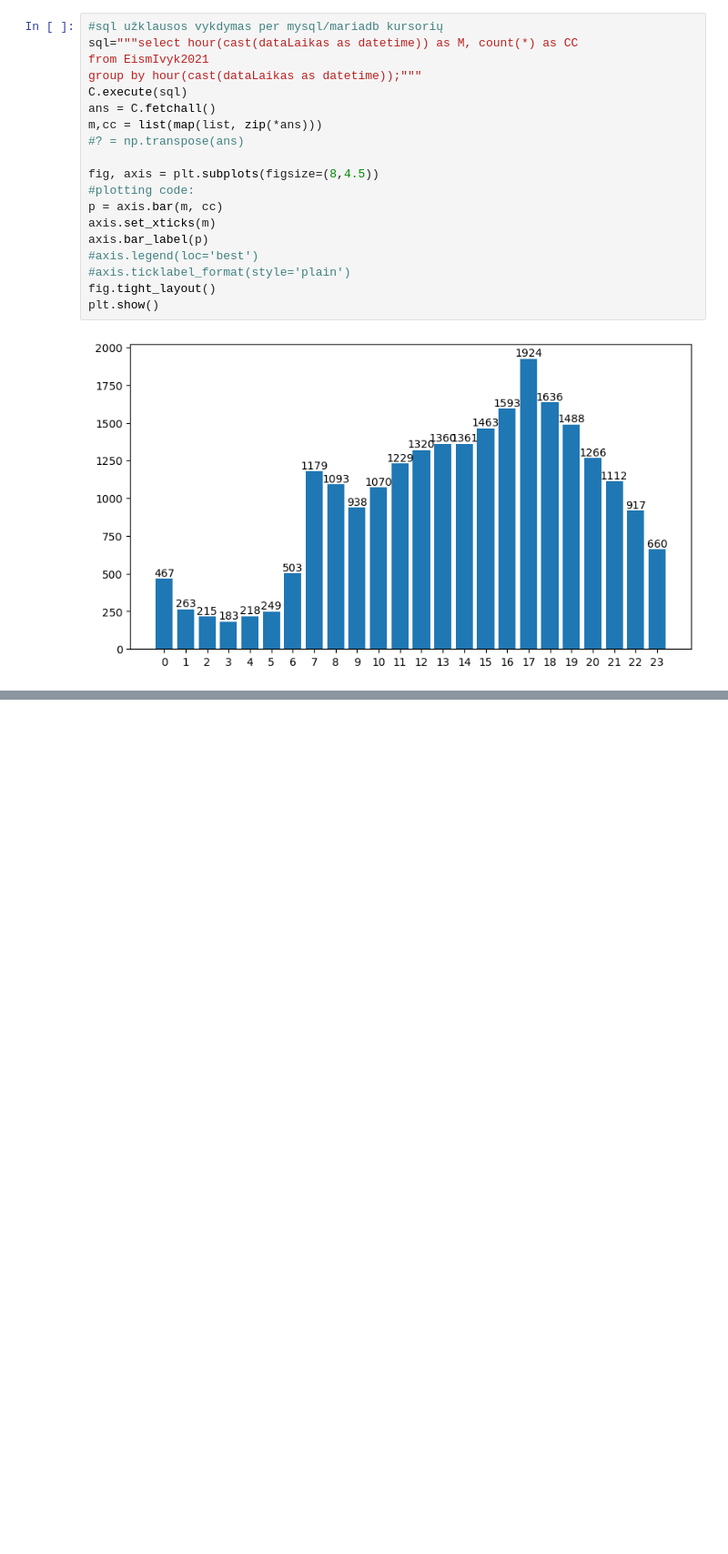
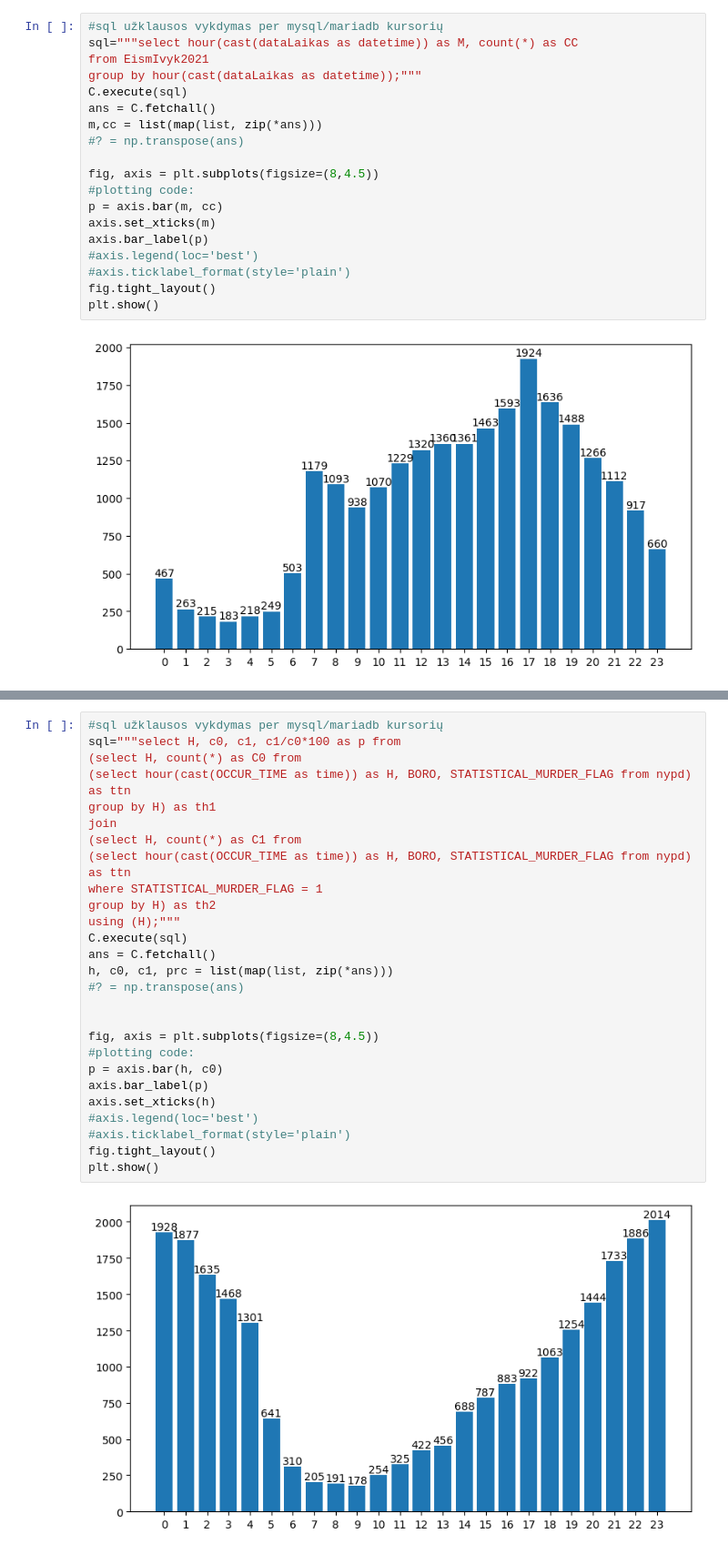
Before and after one commit to ISeeBugsEverywhere/DataScienceNotebooks, a Jupyter notebook: Notebooks/25paskaita.ipynb, the cells around one changed output, grey strips where cells are left out. Shown at 91% size. Drawn from its saved outputs; the diff is of its cells as text; blank space fills up the shorter version.

```diff
--- a/Notebooks/25paskaita.ipynb
+++ b/Notebooks/25paskaita.ipynb
@@ -176,0 +205,31 @@ plt.show()
+# %%
+#sql užklausos vykdymas per mysql/mariadb kursorių
+sql="""select H, c0, c1, c1/c0*100 as p from
+(select H, count(*) as C0 from
+(select hour(cast(OCCUR_TIME as time)) as H, BORO, STATISTICAL_MURDER_FLAG from nypd)
+as ttn
+group by H) as th1
+join
+(select H, count(*) as C1 from
+(select hour(cast(OCCUR_TIME as time)) as H, BORO, STATISTICAL_MURDER_FLAG from nypd)
+as ttn
+where STATISTICAL_MURDER_FLAG = 1
+group by H) as th2
+using (H);"""
+C.execute(sql)
+ans = C.fetchall()
+h, c0, c1, prc = list(map(list, zip(*ans)))
+#? = np.transpose(ans)
+
+
+fig, axis = plt.subplots(figsize=(8,4.5))
+#plotting code:
+p = axis.bar(h, c0)
+axis.bar_label(p)
+axis.set_xticks(h)
+#axis.legend(loc='best')
+#axis.ticklabel_format(style='plain')
+fig.tight_layout()
+plt.show()
+# %% [output]
+[figure, added]
```
Also changed, not shown: parts of 3 cells of this notebook, 1 other file.
